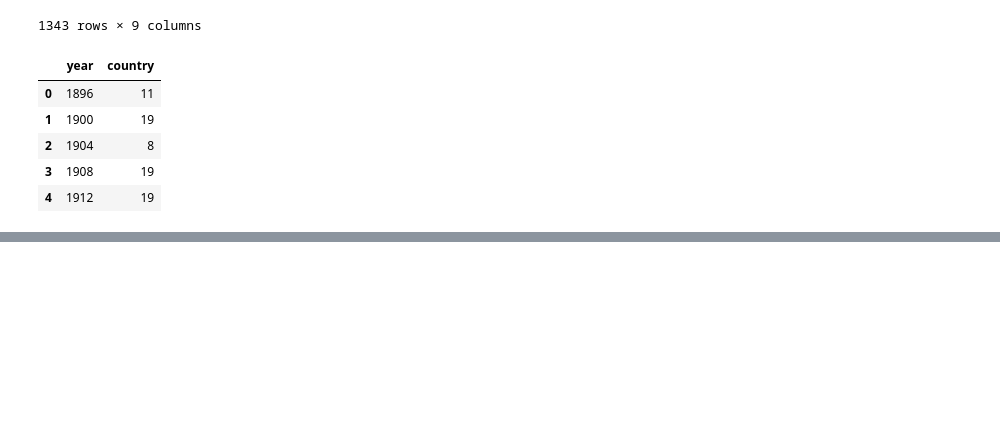
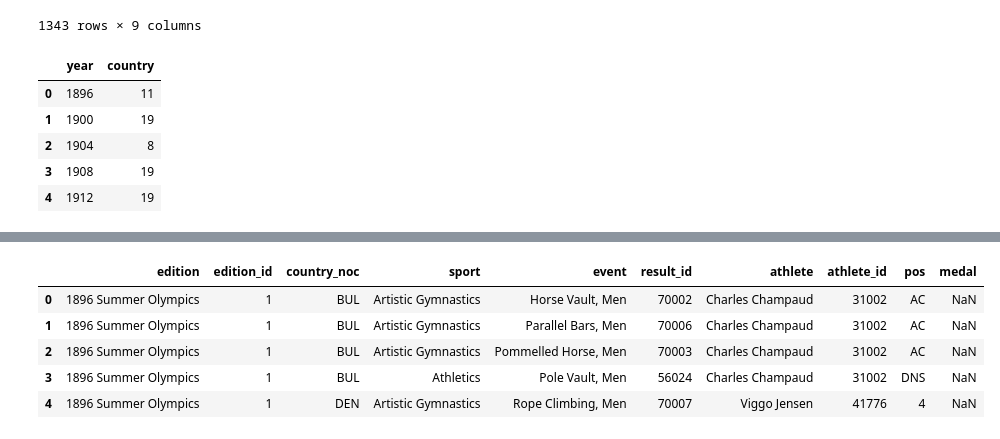
Before and after one commit to brandonhayes13/olympic_project, a Jupyter notebook: Country_Code.ipynb, the cells around one changed output, grey strips where cells are left out. Cells and saved outputs as stored; diff of their text form; code cells hidden in the pictures; blank space fills up the shorter version.

```diff
--- a/Country_Code.ipynb
+++ b/Country_Code.ipynb
@@ -99,0 +105,11 @@ plt.show()
+# %%
+Exclude_strings = ['Winter', 'Intercalated', 'Equestrian'] #Create list of string values we want excluded from the dataset we want to look at
+summer_only_event_df = event_results_df[~event_results_df['edition'].str.contains('|'.join(Exclude_strings), case=False)] #Create df containing only summer olympics
+summer_only_event_df.head()
+# %% [output]
+|  | edition | edition_id | country_noc | sport | event | result_id | athlete | athlete_id | pos | medal |
+| 0 | 1896 Summer Olympics | 1 | BUL | Artistic Gymnastics | Horse Vault, Men | 70002 | Charles Champaud | 31002 | AC | NaN |
+| 1 | 1896 Summer Olympics | 1 | BUL | Artistic Gymnastics | Parallel Bars, Men | 70006 | Charles Champaud | 31002 | AC | NaN |
+| 2 | 1896 Summer Olympics | 1 | BUL | Artistic Gymnastics | Pommelled Horse, Men | 70003 | Charles Champaud | 31002 | AC | NaN |
+| 3 | 1896 Summer Olympics | 1 | BUL | Athletics | Pole Vault, Men | 56024 | Charles Champaud | 31002 | DNS | NaN |
+| 4 | 1896 Summer Olympics | 1 | DEN | Artistic Gymnastics | Rope Climbing, Men | 70007 | Viggo Jensen | 41776 | 4 | NaN |
```
Also changed, not shown: parts of 4 cells of this notebook, 3 other files.
